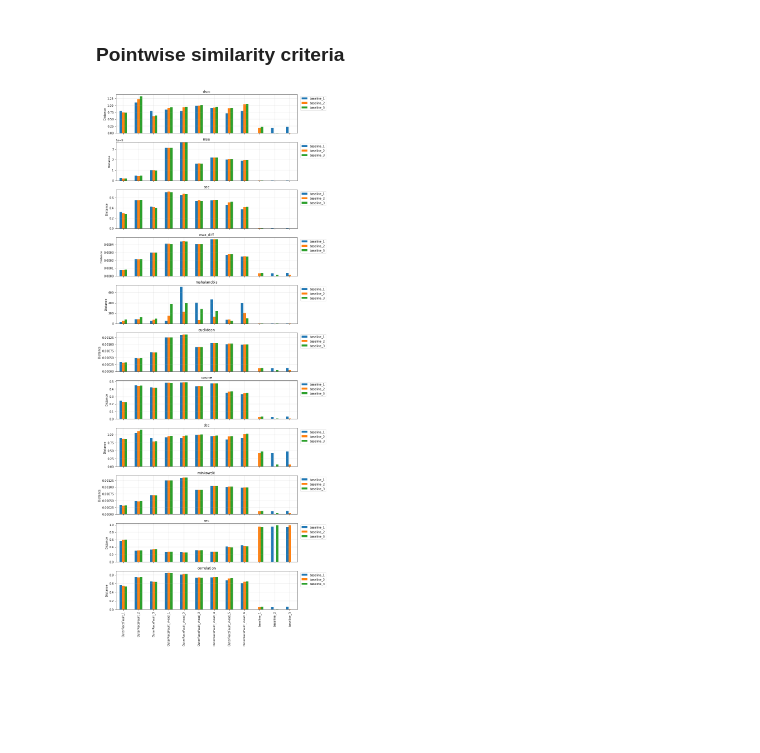
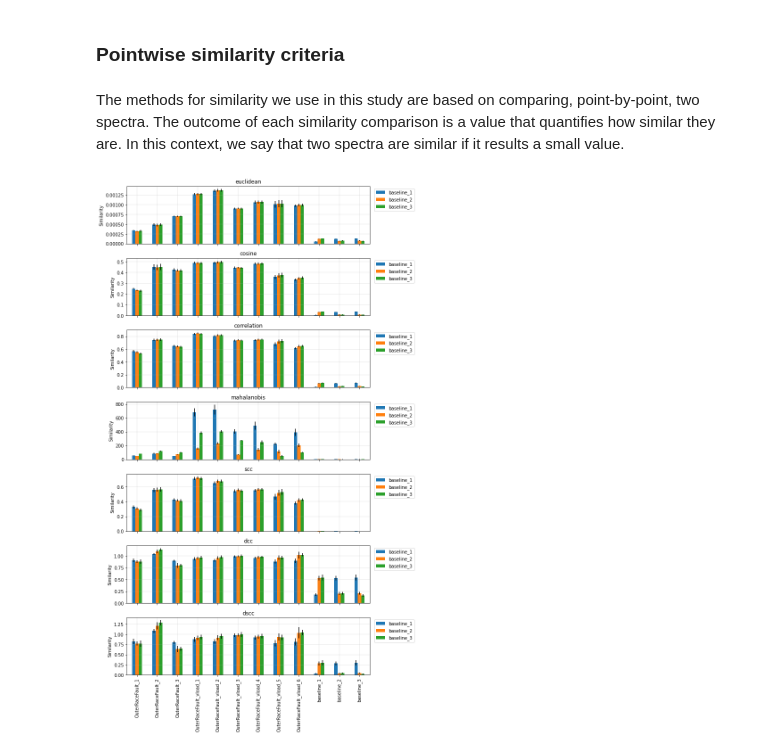
Before and after one commit to eduardosleal/spectral_similarity, a Jupyter notebook: spectral_similarity.ipynb, the cells around one changed output. Saved outputs shown, nothing was run; the diff lists cells and outputs as text; code cells hidden in the pictures; blank space fills up the shorter version.

```diff
--- a/spectral_similarity.ipynb
+++ b/spectral_similarity.ipynb
@@ -38,4 +34,4 @@ files = [
 ]
 # %%
-data_dict = du.load_data(files)
+data_dict = utils.load_data(files)
 # %% [markdown]
@@ -58,2 +56,3 @@ fig.tight_layout()
 # %%
-du.init_data_dicts(data_dict,n_splits=1,inplace=True);
+n_splits = 6
+utils.init_data_dicts(data_dict,n_splits=n_splits,inplace=True);
@@ -123,2 +59,4 @@ def sec(a,b):
 # %% [markdown]
 ### Pointwise similarity criteria
+# %% [markdown]
+The methods for similarity we use in this study are based on comparing, point-by-point, two spectra. The outcome of each similarity comparison is a value that quantifies how similar they are. In this context, we say that two spectra are similar if it results a small  value.
@@ -125,23 +80,19 @@ def sec(a,b):
 # %%
-distance_functions = {
-    "euclidean": partial(compute_distances,euclidean),
-    "cosine": partial(compute_distances,cosine),
-    "correlation": partial(compute_distances,correlation),
-    "mahalanobis": compute_mahalanobis_distances,
-    "max_diff": partial(compute_distances,max_diff),
-    "mse": partial(compute_distances,mse),
-    "scc": partial(compute_distances,scc),
-    "dcc": partial(compute_distances,dcc),
-    "dscc": partial(compute_distances,dscc),
-    "sec" : partial(compute_distances,sec),
-    "minkowski": partial(compute_distances,minkowski),
+similarity_functions = {
+    "euclidean": partial(utils.compute_similarity,euclidean),
+    "cosine": partial(utils.compute_similarity,cosine),
+    "correlation": partial(utils.compute_similarity,correlation),
+    "mahalanobis": utils.compute_mahalanobis_similarity,
+    "scc": partial(utils.compute_similarity,scc),
+    "dcc": partial(utils.compute_similarity,dcc),
+    "dscc": partial(utils.compute_similarity,dscc),
 }
 # %%
-fig,ax = plt.subplots(len(distance_functions),1,figsize=(10,len(distance_functions)*2.5),sharex=True)
-for (dist_name, dist_fcn), ax_ in zip(distance_functions.items(),ax.flatten()):
-    distances = dist_fcn(data_dict)
-    df_mean = du.plot_distances_bar(['baseline_1','baseline_2','baseline_3'],distances,ax=ax_)
-    ax_.set_title(dist_name)
+fig,ax = plt.subplots(len(similarity_functions),1,figsize=(10,len(similarity_functions)*2.5),sharex=True)
+for (func_name, func), ax_ in zip(similarity_functions.items(),ax.flatten()):
+    similarities = func(data_dict)
+    df_mean = utils.plot_similarities_bar(['baseline_1','baseline_2','baseline_3'],similarities,ax=ax_)
+    ax_.set_title(func_name)
 fig.tight_layout(pad=1.0)
 # %% [output]
-[figure, old version]
+[figure, new version]
```
Also changed, not shown: parts of 10 cells of this notebook, 1 other file.
